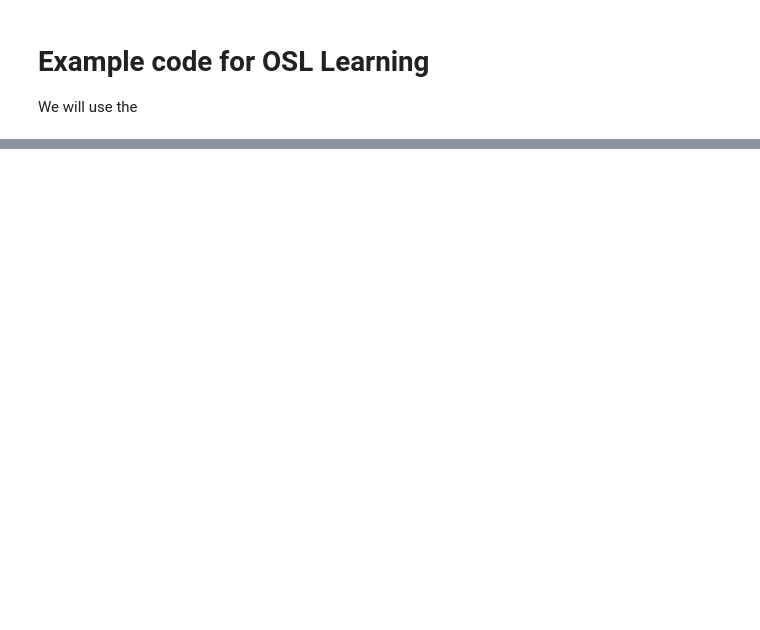
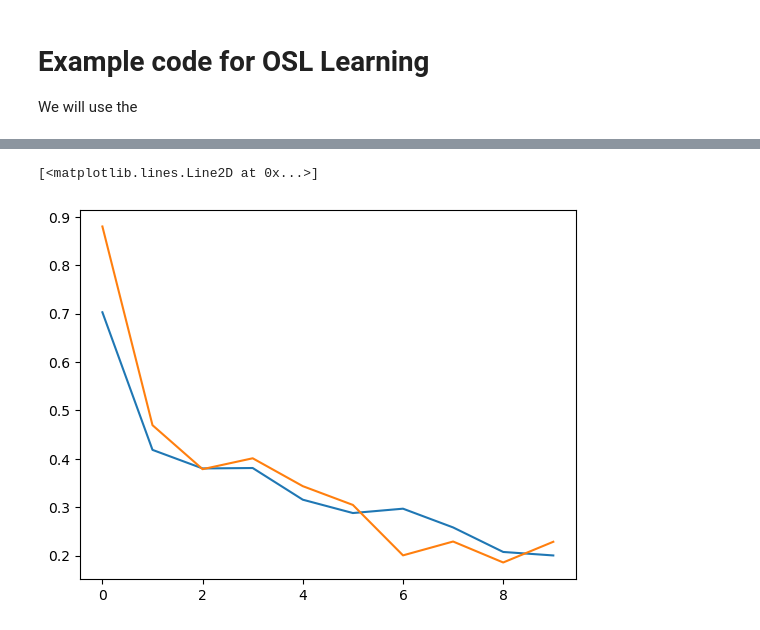
Before and after one commit to DaniBacaicoa/Learning_from_weak_labels, a Jupyter notebook: OSL_Learning.ipynb, the cells around one changed output, grey strips where cells are left out. Cells and saved outputs as stored; diff of their text form; code cells hidden in the pictures; blank space fills up the shorter version.

```diff
--- a/OSL_Learning.ipynb
+++ b/OSL_Learning.ipynb
@@ -27,0 +71,6 @@ Weak = Weakener(Data.num_classes)
+# %%
+plt.plot(results['train_acc'])
+plt.plot(results['test_acc'])
+# %% [output]
+[<matplotlib.lines.Line2D at 0x...>]
+[figure, added]
```
Also changed, not shown: parts of 12 cells of this notebook, 2 other files.
